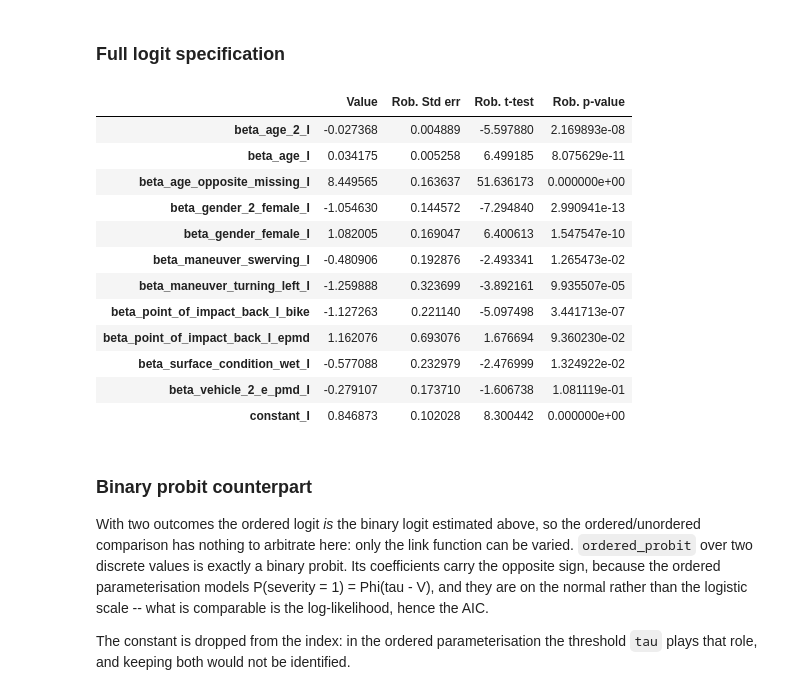
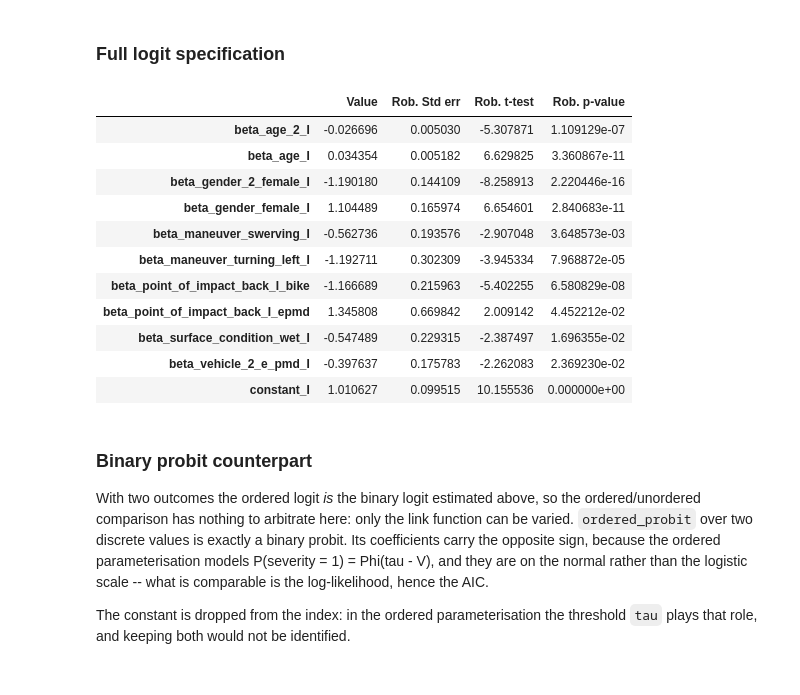
Before and after one commit to martin1207/modeling-mmv-severity, a Jupyter notebook: modeling_development.ipynb, the cells around one changed output. Drawn from its saved outputs; the diff is of its cells as text; code cells hidden in the pictures.

```diff
--- a/modeling_development.ipynb
+++ b/modeling_development.ipynb
@@ -154,6 +157,18 @@ for col in df_non_dummies.columns:
 
 constant_I = Beta('constant_I', 0, None, None, 0)
 constant_F = Beta('constant_F', 0, None, None, 0)
+
+# Reponse binaire : 1 indemne, 2 blesse ou tue.
+#
+# Certains segments ne comptent pas assez de deces pour identifier un
+# parametre qui leur soit propre -- 9 chez les pietons, 1 dans les collisions
+# engin-engin. Plutot que d'ecarter ces observations, on regroupe les deux
+# issues nefastes. La fusion porte sur la VARIABLE EXPLIQUEE, jamais sur les
+# utilites : donner la meme utilite a deux alternatives ne les fusionne pas,
+# elle contraint leurs probabilites a etre egales, ce que les donnees
+# dementent violemment.
+harmed = (severity > 1) + 1
+availability_harmed = {1: 1, 2: 1}
 # %%
 # --- Where each model writes its results --------------------------------------
 # Biogeme writes `<modelName>.html`, `<modelName>.pickle` and the iterations file
@@ -645,16 +661,16 @@ v_no_injury = 0
 v_injury = (
       beta_gender_female_I                  * gender_female
     + constant_I
-    + beta_gender_2_female_I               * (gender_2_female )
+    + beta_gender_2_female_I               * (gender_2_female * (age_opposite_missing == 0))
     + beta_point_of_impact_back_I_bike     * point_of_impact_back * (vehicle_bike + vehicle_e_bike)
-    + beta_point_of_impact_back_I_epmd     * point_of_impact_back * vehicle_e_pmd
+        + beta_point_of_impact_back_I_epmd     * point_of_impact_back * (vehicle_e_pmd)
++ beta_vehicle_2_e_pmd_I*any_of(vehicle_2_e_pmd, vehicle_3_e_pmd)*(age_opposite_missing==0)
     + beta_surface_condition_wet_I         * surface_condition_wet
     + beta_age_I                           * age
      + beta_maneuver_swerving_I           * maneuver_swerving
     + beta_maneuver_turning_left_I         * maneuver_turning_left
     + beta_age_2_I                          * age_opposite_mean
-    + beta_age_opposite_missing_I           * age_opposite_missing
-    + beta_vehicle_2_e_pmd_I           * (vehicle_2_e_pmd )
+  #  + beta_age_opposite_missing_I           * age_opposite_missing
 )
 
 # Dictionnaire des fonctions d'utilité
@@ -665,27 +681,26 @@ utility_mmv = {
 # %%
 availability1={1:1,2:1}
 
 
 
-logprob_2 = models.loglogit(utility_mmv, availability1, severity)
+logprob_2 = models.loglogit(utility_mmv, availability_harmed, harmed)
 model_mmv = bio.BIOGEME(database_mmv, logprob_2)
 model_mmv.modelName = 'logit_mmv'
 results_logit_mmv = estimate_in('mmv', model_mmv)
 results_logit_mmv.get_estimated_parameters()
 # %% [output]
 |  | Value | Rob. Std err | Rob. t-test | Rob. p-value |
-| beta_age_2_I | -0.027368 | 0.004889 | -5.597880 | 2.169893e-08 |
-| beta_age_I | 0.034175 | 0.005258 | 6.499185 | 8.075629e-11 |
-| beta_age_opposite_missing_I | 8.449565 | 0.163637 | 51.636173 | 0.000000e+00 |
-| beta_gender_2_female_I | -1.054630 | 0.144572 | -7.294840 | 2.990941e-13 |
-| beta_gender_female_I | 1.082005 | 0.169047 | 6.400613 | 1.547547e-10 |
-| beta_maneuver_swerving_I | -0.480906 | 0.192876 | -2.493341 | 1.265473e-02 |
-| beta_maneuver_turning_left_I | -1.259888 | 0.323699 | -3.892161 | 9.935507e-05 |
-| beta_point_of_impact_back_I_bike | -1.127263 | 0.221140 | -5.097498 | 3.441713e-07 |
-| beta_point_of_impact_back_I_epmd | 1.162076 | 0.693076 | 1.676694 | 9.360230e-02 |
-| beta_surface_condition_wet_I | -0.577088 | 0.232979 | -2.476999 | 1.324922e-02 |
-| beta_vehicle_2_e_pmd_I | -0.279107 | 0.173710 | -1.606738 | 1.081119e-01 |
-| constant_I | 0.846873 | 0.102028 | 8.300442 | 0.000000e+00 |
+| beta_age_2_I | -0.026696 | 0.005030 | -5.307871 | 1.109129e-07 |
+| beta_age_I | 0.034354 | 0.005182 | 6.629825 | 3.360867e-11 |
+| beta_gender_2_female_I | -1.190180 | 0.144109 | -8.258913 | 2.220446e-16 |
+| beta_gender_female_I | 1.104489 | 0.165974 | 6.654601 | 2.840683e-11 |
+| beta_maneuver_swerving_I | -0.562736 | 0.193576 | -2.907048 | 3.648573e-03 |
+| beta_maneuver_turning_left_I | -1.192711 | 0.302309 | -3.945334 | 7.968872e-05 |
+| beta_point_of_impact_back_I_bike | -1.166689 | 0.215963 | -5.402255 | 6.580829e-08 |
+| beta_point_of_impact_back_I_epmd | 1.345808 | 0.669842 | 2.009142 | 4.452212e-02 |
+| beta_surface_condition_wet_I | -0.547489 | 0.229315 | -2.387497 | 1.696355e-02 |
+| beta_vehicle_2_e_pmd_I | -0.397637 | 0.175783 | -2.262083 | 2.369230e-02 |
+| constant_I | 1.010627 | 0.099515 | 10.155536 | 0.000000e+00 |
 # %% [markdown]
 ### Binary probit counterpart
 
```
Also changed, not shown: parts of 36 cells of this notebook.
